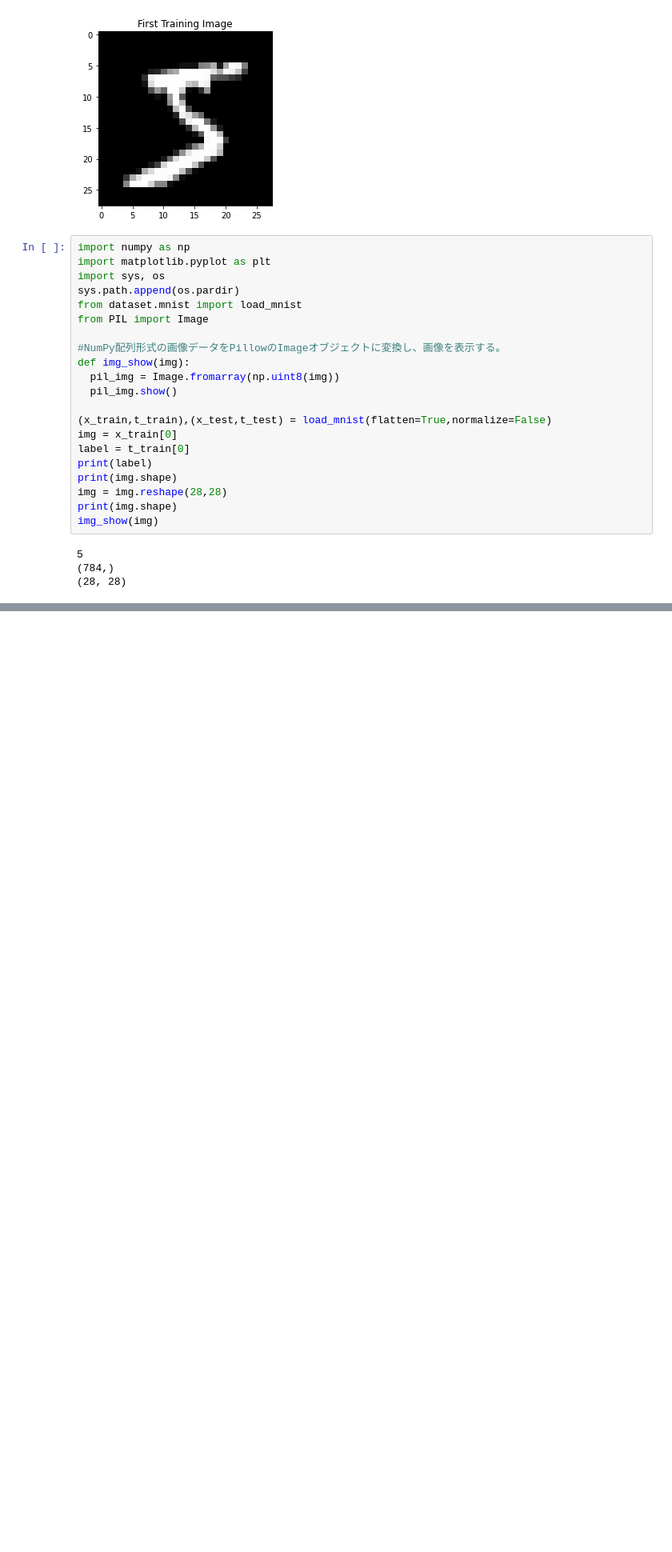
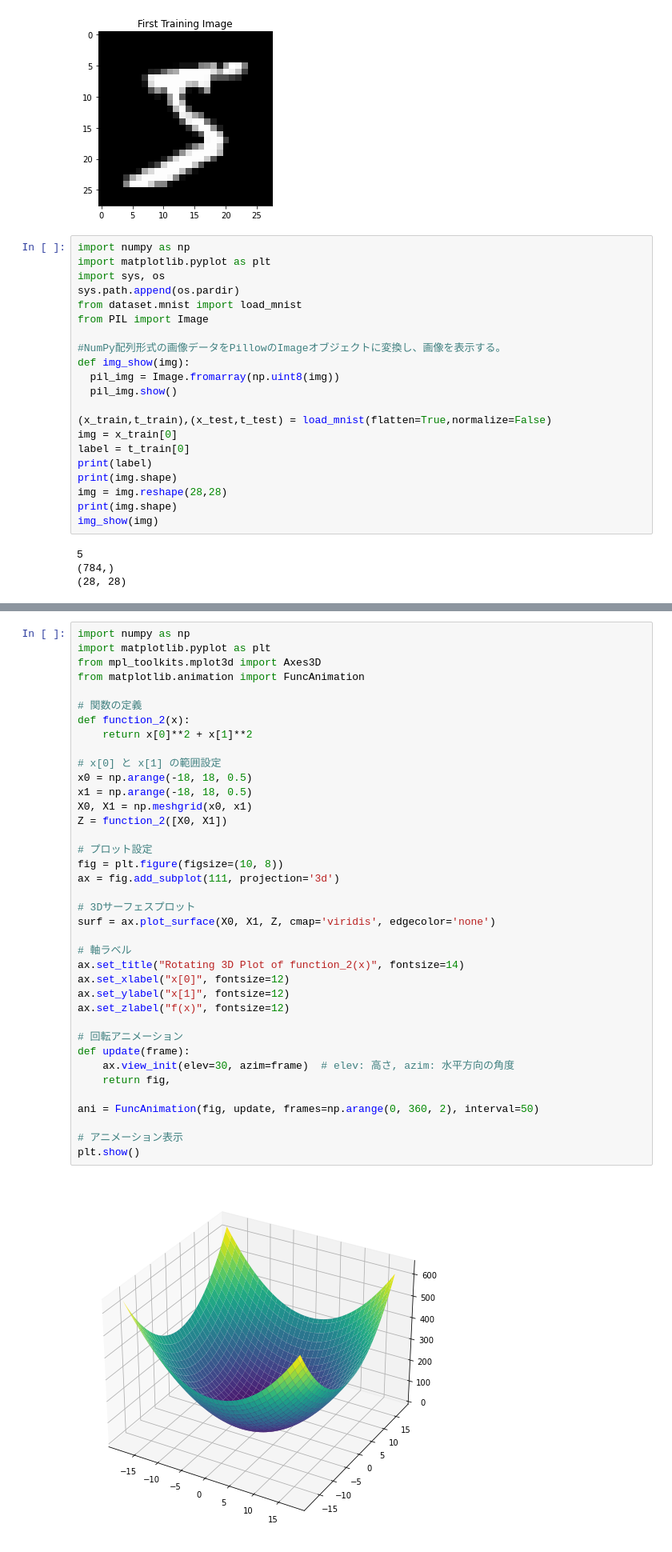
Before and after one commit to Katsunobu1008/DeepLearning, a Jupyter notebook: ch04/ch04.ipynb, the cells around one changed output, grey strips where cells are left out. Shown at 80% size. Drawn from its saved outputs; the diff is of its cells as text; blank space fills up the shorter version.

```diff
--- a/ch04/ch04.ipynb
+++ b/ch04/ch04.ipynb
@@ -207,0 +310,40 @@ FileNotFoundError: [Errno 2] No such file or directory: 'sample_weight.pkl'
+# %%
+import numpy as np
+import matplotlib.pyplot as plt
+from mpl_toolkits.mplot3d import Axes3D
+from matplotlib.animation import FuncAnimation
+
+# 関数の定義
+def function_2(x):
+    return x[0]**2 + x[1]**2
+
+# x[0] と x[1] の範囲設定
+x0 = np.arange(-18, 18, 0.5)
+x1 = np.arange(-18, 18, 0.5)
+X0, X1 = np.meshgrid(x0, x1)
+Z = function_2([X0, X1])
+
+# プロット設定
+fig = plt.figure(figsize=(10, 8))
+ax = fig.add_subplot(111, projection='3d')
+
+# 3Dサーフェスプロット
+surf = ax.plot_surface(X0, X1, Z, cmap='viridis', edgecolor='none')
+
+# 軸ラベル
+ax.set_title("Rotating 3D Plot of function_2(x)", fontsize=14)
+ax.set_xlabel("x[0]", fontsize=12)
+ax.set_ylabel("x[1]", fontsize=12)
+ax.set_zlabel("f(x)", fontsize=12)
+
+# 回転アニメーション
+def update(frame):
+    ax.view_init(elev=30, azim=frame)  # elev: 高さ, azim: 水平方向の角度
+    return fig,
+
+ani = FuncAnimation(fig, update, frames=np.arange(0, 360, 2), interval=50)
+
+# アニメーション表示
+plt.show()
+# %% [output]
+[figure, added]
```
Also changed, not shown: parts of 8 cells of this notebook.
